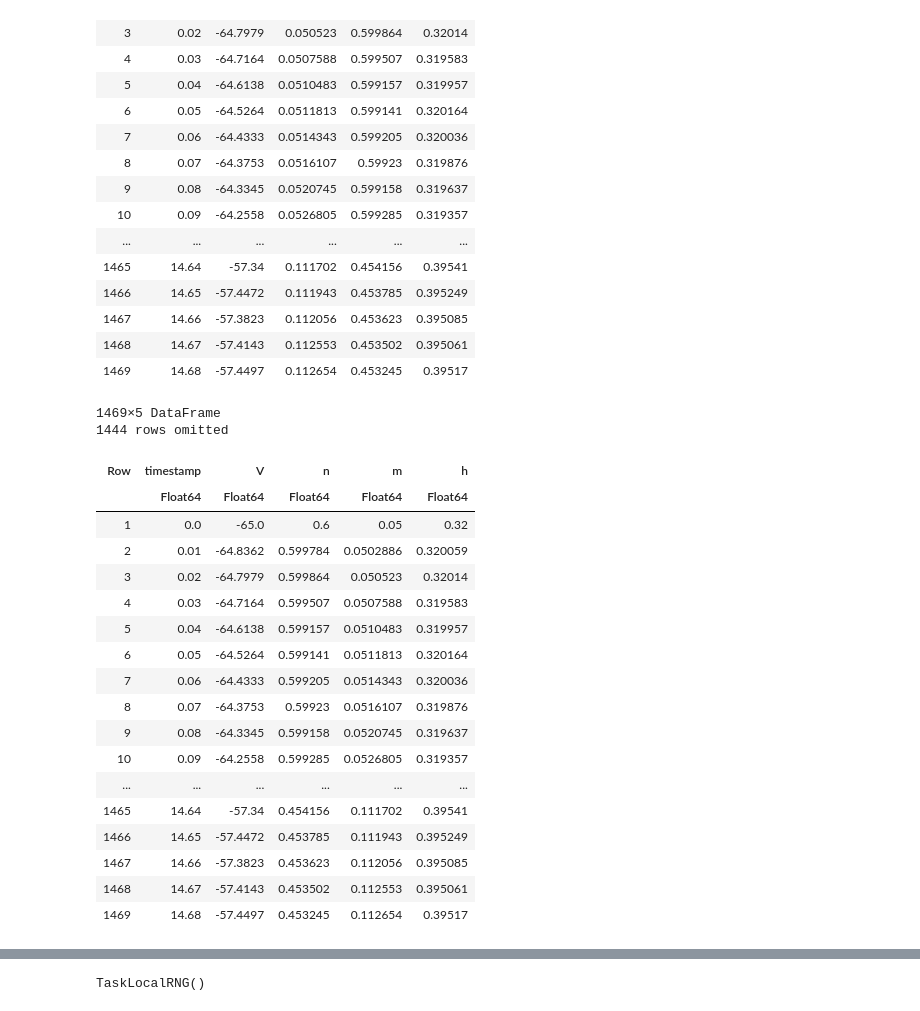
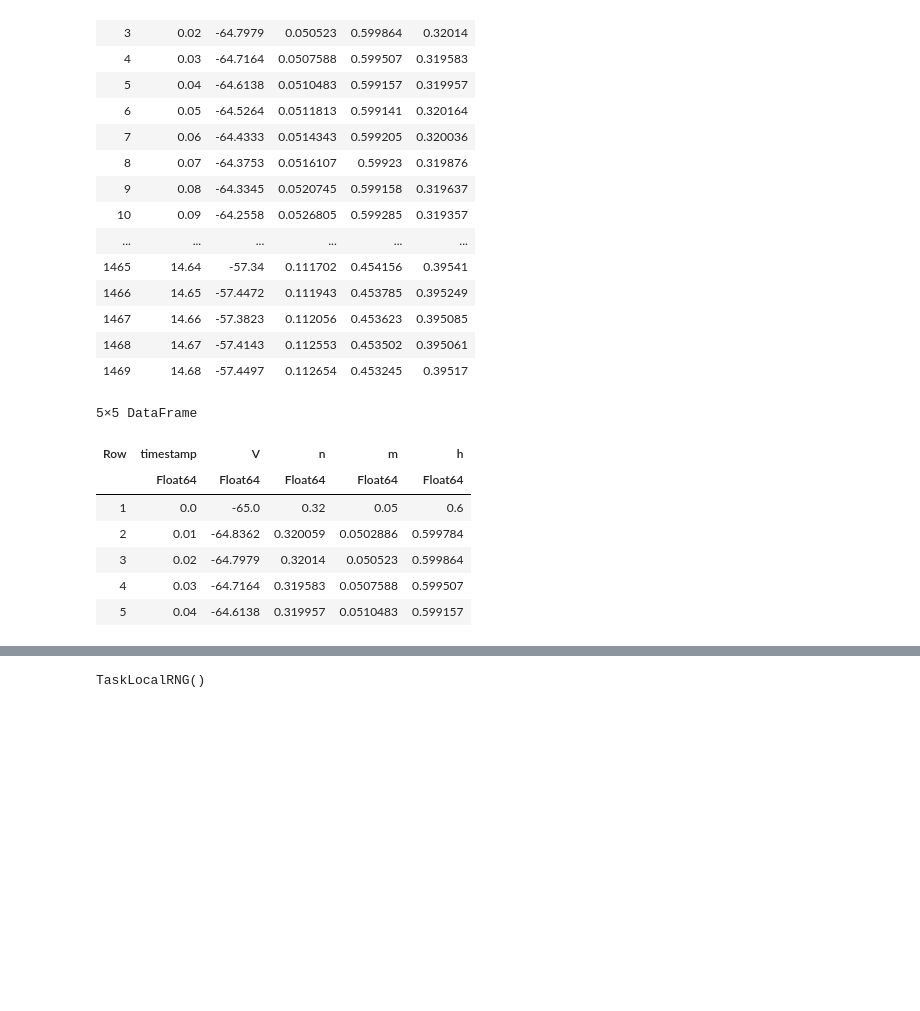
Before and after one commit to Nirbhay0007/Neural_Spiking_Dynamics, a Jupyter notebook: PINODE_SR/pinode_sr.ipynb, the cells around one changed output, grey strips where cells are left out. Saved outputs shown, nothing was run; the diff lists cells and outputs as text; code cells hidden in the pictures; blank space fills up the shorter version.

```diff
--- a/PINODE_SR/pinode_sr.ipynb
+++ b/PINODE_SR/pinode_sr.ipynb
@@ -40,26 +45,23 @@ HH_data = CSV.read(file_path, DataFrame)
 | 1467 | 14.66 | -57.3823 | 0.112056 | 0.453623 | 0.395085 |
 | 1468 | 14.67 | -57.4143 | 0.112553 | 0.453502 | 0.395061 |
 | 1469 | 14.68 | -57.4497 | 0.112654 | 0.453245 | 0.39517 |
-# %%
-df_ordered = HH_data[:, [:timestamp, :V, :n, :m, :h]]
-# %% [output]
-1469×5 DataFrame
-1444 rows omitted
-| Row | timestamp | V | n | m | h |
-|  | Float64 | Float64 | Float64 | Float64 | Float64 |
-| 1 | 0.0 | -65.0 | 0.6 | 0.05 | 0.32 |
-| 2 | 0.01 | -64.8362 | 0.599784 | 0.0502886 | 0.320059 |
-| 3 | 0.02 | -64.7979 | 0.599864 | 0.050523 | 0.32014 |
-| 4 | 0.03 | -64.7164 | 0.599507 | 0.0507588 | 0.319583 |
-| 5 | 0.04 | -64.6138 | 0.599157 | 0.0510483 | 0.319957 |
-| 6 | 0.05 | -64.5264 | 0.599141 | 0.0511813 | 0.320164 |
-| 7 | 0.06 | -64.4333 | 0.599205 | 0.0514343 | 0.320036 |
-| 8 | 0.07 | -64.3753 | 0.59923 | 0.0516107 | 0.319876 |
-| 9 | 0.08 | -64.3345 | 0.599158 | 0.0520745 | 0.319637 |
-| 10 | 0.09 | -64.2558 | 0.599285 | 0.0526805 | 0.319357 |
-| ... | ... | ... | ... | ... | ... |
-| 1465 | 14.64 | -57.34 | 0.454156 | 0.111702 | 0.39541 |
-| 1466 | 14.65 | -57.4472 | 0.453785 | 0.111943 | 0.395249 |
-| 1467 | 14.66 | -57.3823 | 0.453623 | 0.112056 | 0.395085 |
-| 1468 | 14.67 | -57.4143 | 0.453502 | 0.112553 | 0.395061 |
-| 1469 | 14.68 | -57.4497 | 0.453245 | 0.112654 | 0.39517 |
+# %%
+
+df_ordered = DataFrame(
+    timestamp = HH_data.timestamp,
+    V = HH_data.V,
+    n = HH_data.h,
+    m = HH_data.m,
+    h = HH_data.n
+)
+# Display the first few rows to verify
+first(df_ordered, 5)
+# %% [output]
+5×5 DataFrame
+| Row | timestamp | V | n | m | h |
+|  | Float64 | Float64 | Float64 | Float64 | Float64 |
+| 1 | 0.0 | -65.0 | 0.32 | 0.05 | 0.6 |
+| 2 | 0.01 | -64.8362 | 0.320059 | 0.0502886 | 0.599784 |
+| 3 | 0.02 | -64.7979 | 0.32014 | 0.050523 | 0.599864 |
+| 4 | 0.03 | -64.7164 | 0.319583 | 0.0507588 | 0.599507 |
+| 5 | 0.04 | -64.6138 | 0.319957 | 0.0510483 | 0.599157 |
```
Also changed, not shown: parts of 15 cells of this notebook.
